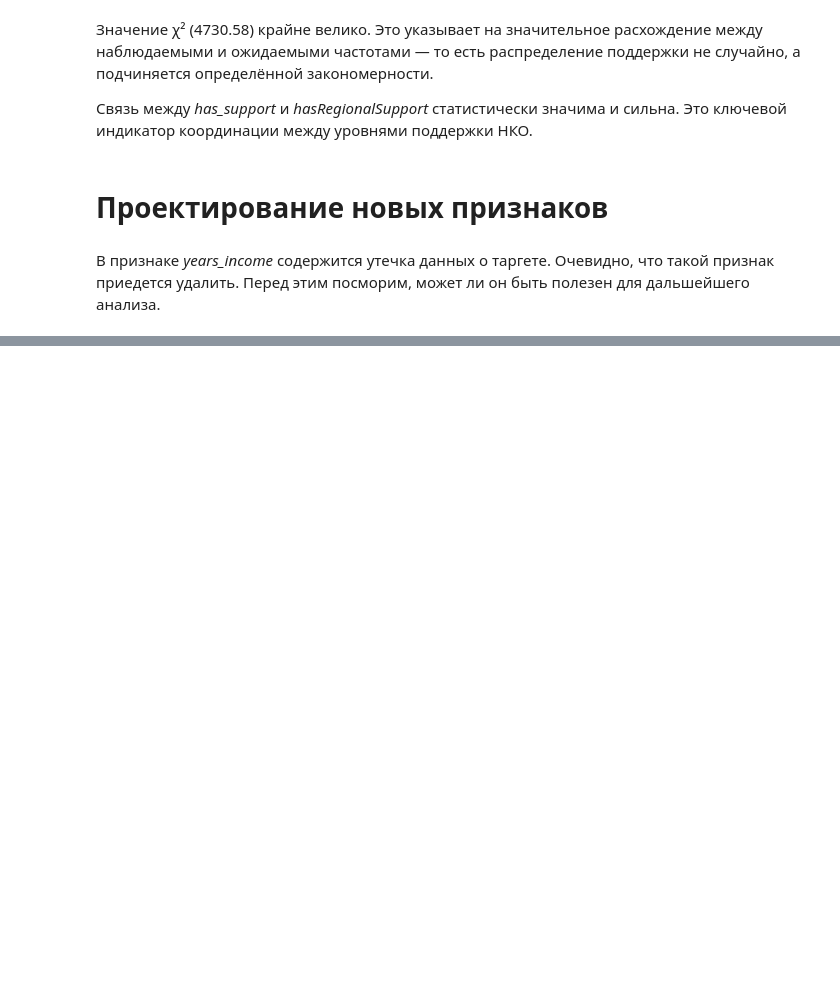
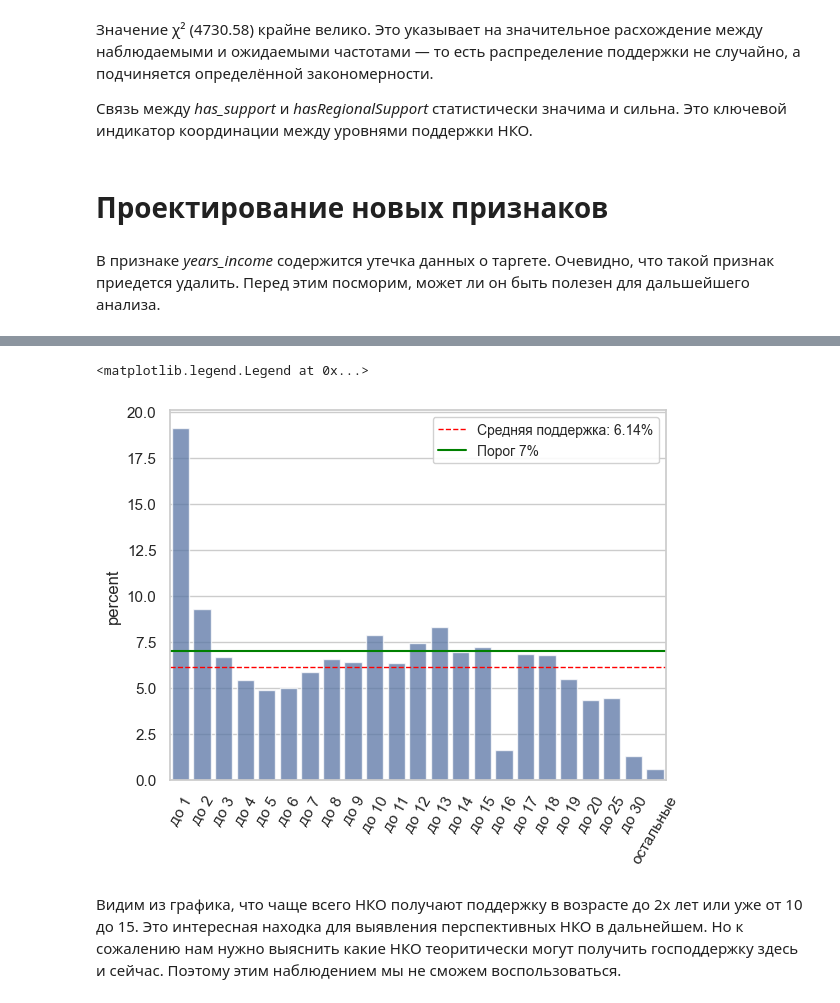
Before and after one commit to romash23/nko_prediction, a Jupyter notebook: EDA.ipynb, the cells around one changed output, grey strips where cells are left out. Drawn from its saved outputs; the diff is of its cells as text; code cells hidden in the pictures; blank space fills up the shorter version.

```diff
--- a/EDA.ipynb
+++ b/EDA.ipynb
@@ -1156,0 +1058,17 @@ i=2013, j=2018, value=7.259
+# %%
+# Создаем DataFrame из supported_nko (только получившие поддержку)
+supported_counts = supported_nko['age_group_income'].value_counts().reset_index()
+supported_counts.columns = ['age_group', 'supported_count']
+
+# Создаем DataFrame из df (все НКО)
+total_counts = df['age_group'].value_counts().reset_index()
+total_counts.columns = ['age_group', 'total_count']
+
+# Соединяем 2 датафрейма и считаем процент получивших господдержку
+all_ages = supported_counts.merge(total_counts, how='inner', on=['age_group'])
+all_ages['percent'] = 100*all_ages['supported_count'] / all_ages['total_count']
+
+all_ages.index = labels
+all_ages.drop(['age_group'], axis=1, inplace=True)
+
+all_ages.head()
@@ -1156,0 +1082,17 @@ i=2013, j=2018, value=7.259
+# %%
+# Визуализуруем полученные данные
+sns.barplot(all_ages['percent'], alpha=0.75)
+plt.xticks(rotation=60)
+
+# Добавляем горизонтальные линии
+mean_support = df['has_support'].mean().round(4) * 100
+plt.axhline(mean_support, color='red', linestyle='--', lw=1,
+            label=f'Средняя поддержка: {mean_support:.2f}%')
+plt.axhline(7, color='green', lw=1.5, label='Порог 7%')
+# Добавляем легенду
+plt.legend(loc='upper right', fontsize=10, framealpha=0.9)
+# %% [output]
+<matplotlib.legend.Legend at 0x...>
+[figure, added]
+# %% [markdown]
+Видим из графика, что чаще всего НКО получают поддержку в возрасте до 2х лет или уже от 10 до 15. Это интересная находка для выявления перспективных НКО в дальнейшем. Но к сожалению нам нужно выяснить какие НКО теоритически могут получить господдержку здесь и сейчас. Поэтому этим наблюдением мы не сможем воспользоваться.
```
Also changed, not shown: parts of 22 cells of this notebook, 1 other file.
